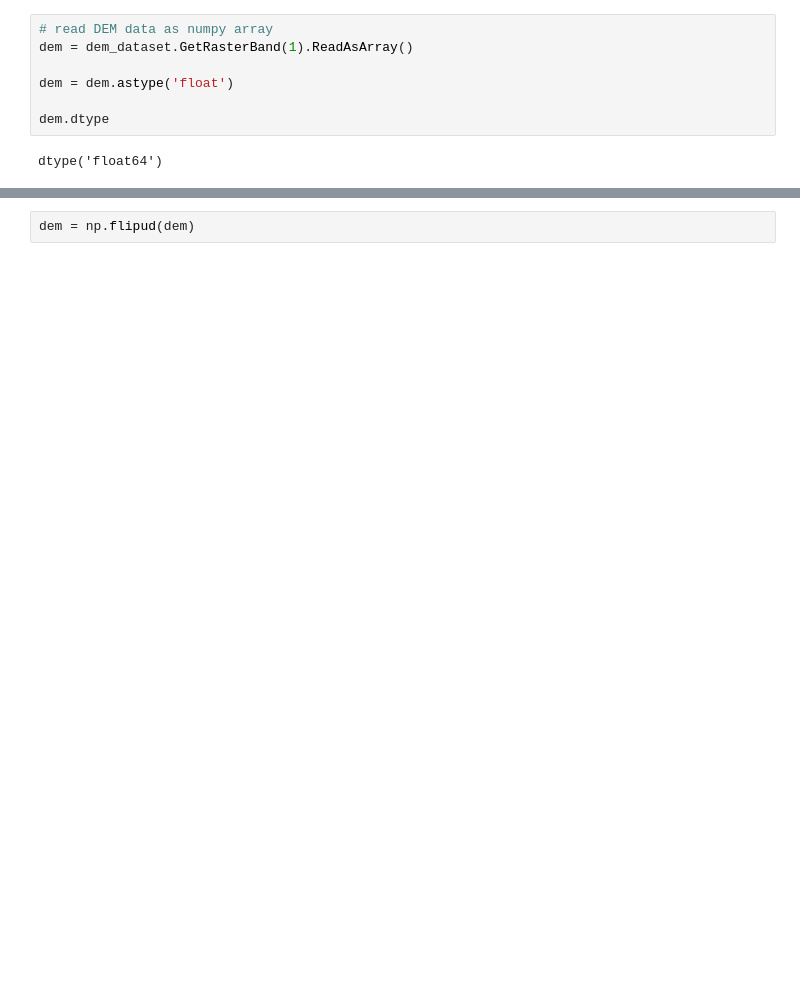
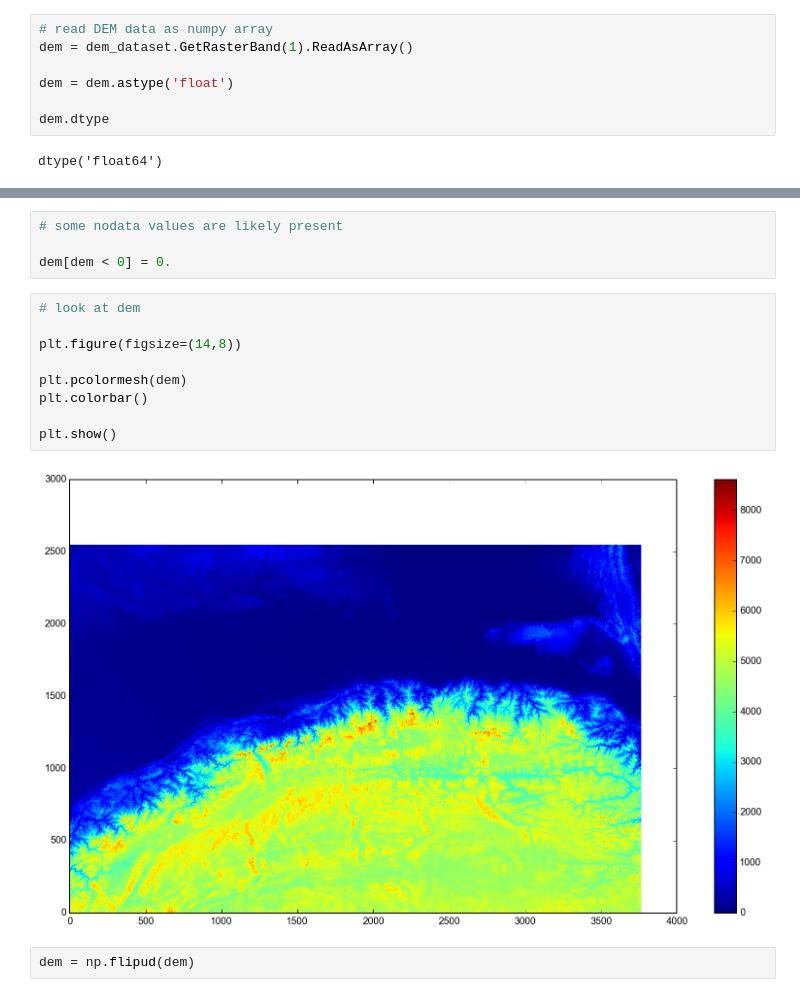
Before and after one commit to cossatot/nepal_eq_2015_stress, a Jupyter notebook: notebooks/1_nepal_topo_stress.ipynb, the cells around one changed output, grey strips where cells are left out. Saved outputs shown, nothing was run; the diff lists cells and outputs as text; blank space fills up the shorter version.

```diff
--- a/notebooks/1_nepal_topo_stress.ipynb
+++ b/notebooks/1_nepal_topo_stress.ipynb
@@ -81,3 +83,18 @@ plt.show()
+# %%
+# some nodata values are likely present
+
+dem[dem < 0] = 0.
+# %%
+# look at dem
+
+plt.figure(figsize=(14,8))
+
+plt.pcolormesh(dem)
+plt.colorbar()
+
+plt.show()
+# %% [output]
+[figure, added]
 # %%
 dem = np.flipud(dem)
 # %%
```
Also changed, not shown: parts of 7 cells of this notebook, 6 other files.
